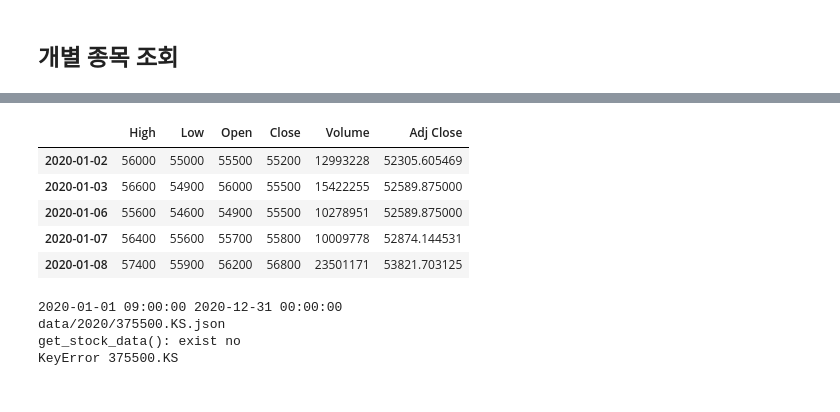
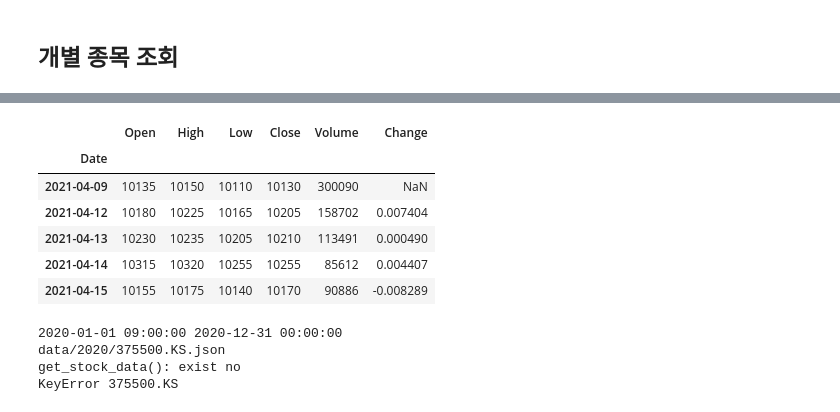
Before and after one commit to thyun/test-quant, a Jupyter notebook: 01-get-stock.ipynb, the cells around one changed output, grey strips where cells are left out. Drawn from its saved outputs; the diff is of its cells as text; code cells hidden in the pictures.

```diff
--- a/01-get-stock.ipynb
+++ b/01-get-stock.ipynb
@@ -15,8 +15,8 @@ fdr.__version__
 MOMENTUM_DAYS = 180 # 6개월
 
 now = datetime.datetime.now()
-start_time = datetime.datetime(2020, 1, 1, 9, 0, 0)
-end_time = datetime.datetime(2021, 9, 5, 9, 0, 0)
+start_time = datetime.datetime(2021, 1, 1, 9, 0, 0)
+end_time = datetime.datetime(2021, 12, 31, 9, 0, 0)
 #EST = datetime.timezone(datetime.timedelta(hours=-5))
 #start_time = datetime.datetime(2020, 1, 1, 9, 0, 0, tzinfo=EST)
 #start_time = datetime.datetime.strptime("20200101", "%Y%m%d")
@@ -114,7 +104,8 @@ ticker_data = fdr.DataReader(code, start_time, end_time)
 ticker_data.head()
 # %%
 code = '005930'
-code = '375500'
+code = 'SPY'
+#code = '379810'
 ticker_data = fdr.DataReader(code, start_time, end_time)
 ticker_data.head()
 #ticker_data = fdr.DataReader(code, '2019-01-01', '2019-12-31')
@@ -185,8 +176,8 @@ def get_stock_name(code):
 # cache 사용하여 종목 데이터 가져오기
 def get_stock_data(code, start_time, end_time, use_fdr=False):
     # 무조건 1년 단위로 자름
-    start_time = datetime.datetime(start_time.year, 1, 1)
-    end_time = datetime.datetime(start_time.year, 12, 31)
+    start_time = datetime.datetime(start_time.year, 1, 1, 9, 0, 0)
+    end_time = datetime.datetime(start_time.year, 12, 31, 9, 0, 0)
     #print("get_stock_data():", "start_time=", start_time, "end_time=", end_time)
 
     year = start_time.year
@@ -199,7 +190,12 @@ def get_stock_data(code, start_time, end_time, use_fdr=False):
     else:
         #print("get_stock_data(): exist no")
         if (use_fdr):
-            stock_data = fdr.DataReader(code, start_time, end_time)
+            ncode = code
+            if (".KS" in code):
+                ncode = code.replace(".KS", "")
+            if (".KQ" in code):
+                ncode = code.replace(".KQ", "")
+            stock_data = fdr.DataReader(ncode, start_time, end_time)
             stock_data.to_json(path, orient = 'split', compression = 'infer', index = 'true')
         else:
             try:
@@ -278,7 +274,10 @@ get_stocking_listing(): exist yes
 # %% [markdown]
 ## 개별 종목 조회
 # %%
-code = "005930.KS"
+#code = "005930.KS"
+code = "SPY"
+#code = '379810.KS'
 stock_data = get_stock_data(code, start_time, end_time)
+print(start_time, end_time, len(stock_data))
 stock_data.head()
 # %% [output]
@@ -288,9 +286,10 @@ get_stock_data(): exist yes
-|  | High | Low | Open | Close | Volume | Adj Close |
-| 2020-01-02 | 56000 | 55000 | 55500 | 55200 | 12993228 | 52305.605469 |
-| 2020-01-03 | 56600 | 54900 | 56000 | 55500 | 15422255 | 52589.875000 |
-| 2020-01-06 | 55600 | 54600 | 54900 | 55500 | 10278951 | 52589.875000 |
-| 2020-01-07 | 56400 | 55600 | 55700 | 55800 | 10009778 | 52874.144531 |
-| 2020-01-08 | 57400 | 55900 | 56200 | 56800 | 23501171 | 53821.703125 |
+|  | Open | High | Low | Close | Volume | Change |
+| Date |  |  |  |  |  |  |
+| 2021-04-09 | 10135 | 10150 | 10110 | 10130 | 300090 | NaN |
+| 2021-04-12 | 10180 | 10225 | 10165 | 10205 | 158702 | 0.007404 |
+| 2021-04-13 | 10230 | 10235 | 10205 | 10210 | 113491 | 0.000490 |
+| 2021-04-14 | 10315 | 10320 | 10255 | 10255 | 85612 | 0.004407 |
+| 2021-04-15 | 10155 | 10175 | 10140 | 10170 | 90886 | -0.008289 |
 # %%
 code = "375500.KS" # 2021년 상장으로 2020년 데이터 없음
 stock_data = get_stock_data(code, start_time, end_time)
```
Also changed, not shown: parts of 4 cells of this notebook, 2 other files.
